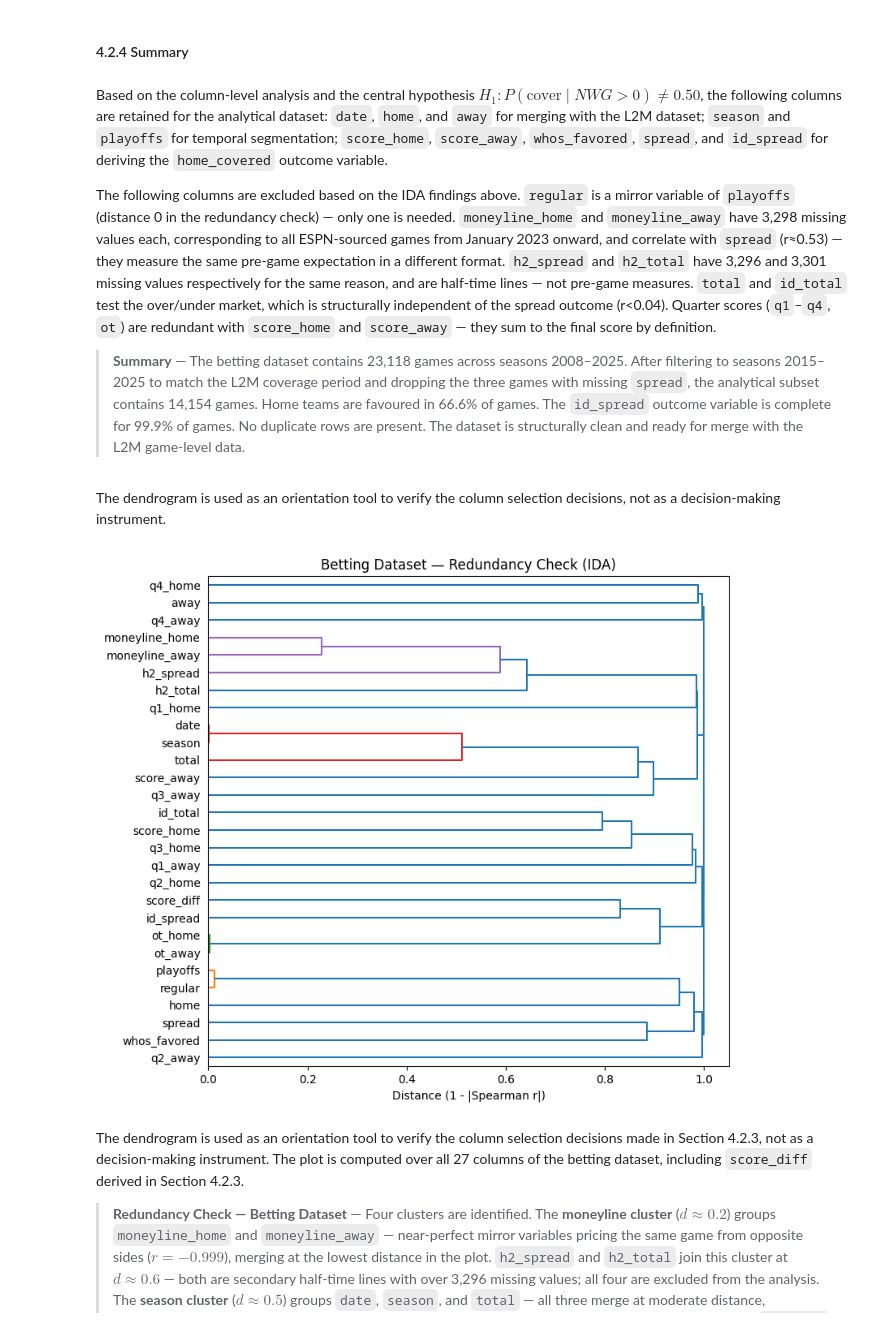
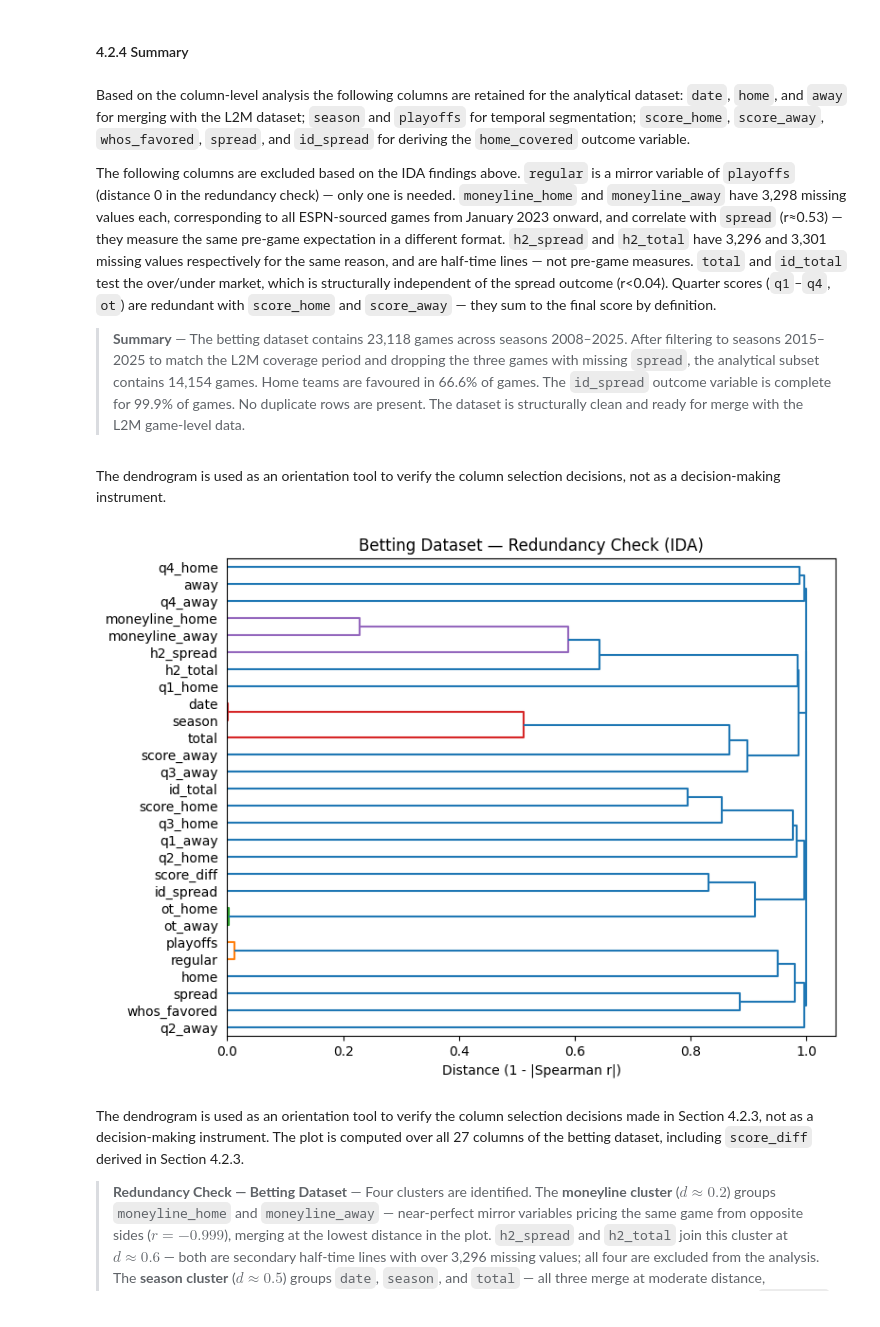
Before and after one commit to RoumenNikolov/decision-bias-study, a Jupyter notebook: bias_analysis.ipynb, the cells around one changed output. Drawn from its saved outputs; the diff is of its cells as text; code cells hidden in the pictures.

```diff
--- a/bias_analysis.ipynb
+++ b/bias_analysis.ipynb
@@ -1849,7 +1866,7 @@ Name: count, dtype: int64
 # %% [markdown]
 #### 4.2.4 Summary
 # %% [markdown]
-Based on the column-level analysis and the central hypothesis $H_1: P(\text{cover} \mid NWG > 0) \neq 0.50$, the following columns are retained for the analytical dataset: `date`, `home`, and `away` for merging with the L2M dataset; `season` and `playoffs` for temporal segmentation; `score_home`, `score_away`, `whos_favored`, `spread`, and `id_spread` for deriving the `home_covered` outcome variable.
+Based on the column-level analysis the following columns are retained for the analytical dataset: `date`, `home`, and `away` for merging with the L2M dataset; `season` and `playoffs` for temporal segmentation; `score_home`, `score_away`, `whos_favored`, `spread`, and `id_spread` for deriving the `home_covered` outcome variable.
 
 The following columns are excluded based on the IDA findings above. `regular` is a mirror variable of `playoffs` (distance 0 in the redundancy check) — only one is needed. `moneyline_home` and `moneyline_away` have 3,298 missing values each, corresponding to all ESPN-sourced games from January 2023 onward, and correlate with `spread` (r≈0.53) — they measure the same pre-game expectation in a different format. `h2_spread` and `h2_total` have 3,296 and 3,301 missing values respectively for the same reason, and are half-time lines — not pre-game measures. `total` and `id_total` test the over/under market, which is structurally independent of the spread outcome (r<0.04). Quarter scores (`q1`–`q4`, `ot`) are redundant with `score_home` and `score_away` — they sum to the final score by definition.
 
@@ -1857,9 +1874,9 @@ The following columns are excluded based on the IDA findings above. `regular` is
 # %% [markdown]
 The dendrogram is used as an orientation tool to verify the column selection decisions, not as a decision-making instrument.
 # %%
-plot_redundancy(betting_data, title='Betting Dataset — Redundancy Check (IDA)',  figsize=(8, 7) )
+plot_redundancy(betting_data, title='Betting Dataset — Redundancy Check (IDA)',  figsize=(8, 6) )
 # %% [output]
-[figure, old version]
+[figure, new version]
 # %% [markdown]
 The dendrogram is used as an orientation tool to verify the column selection decisions made in Section 4.2.3, not as a decision-making instrument. The plot is computed over all 27 columns of the betting dataset, including `score_diff` derived in Section 4.2.3.
 
```
Also changed, not shown: parts of 91 cells of this notebook, 5 other files.
